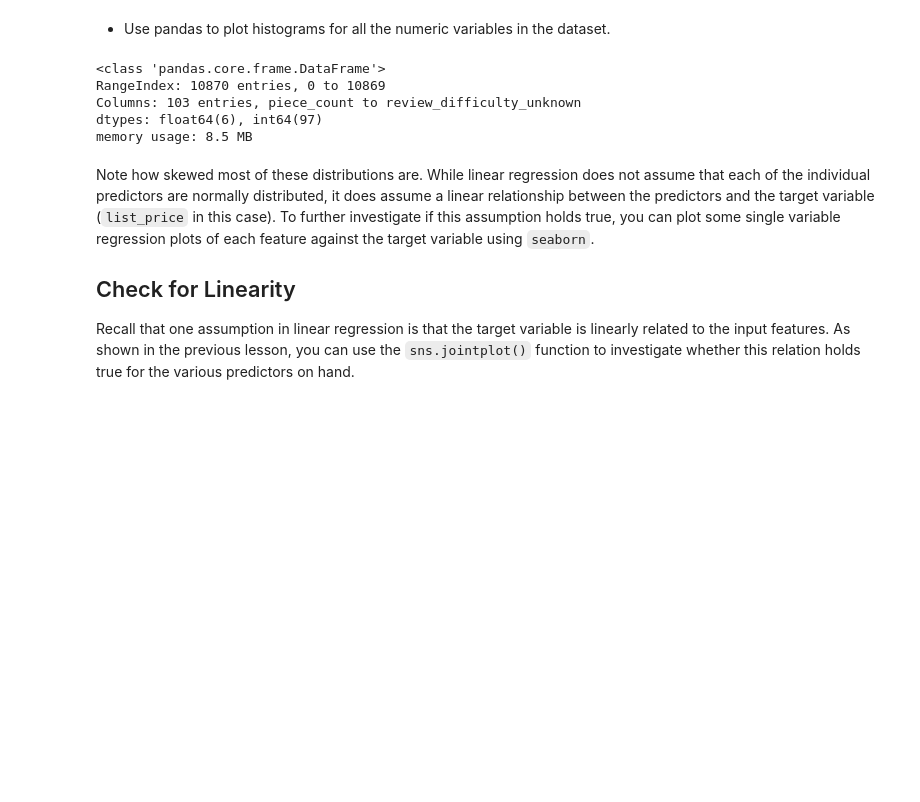
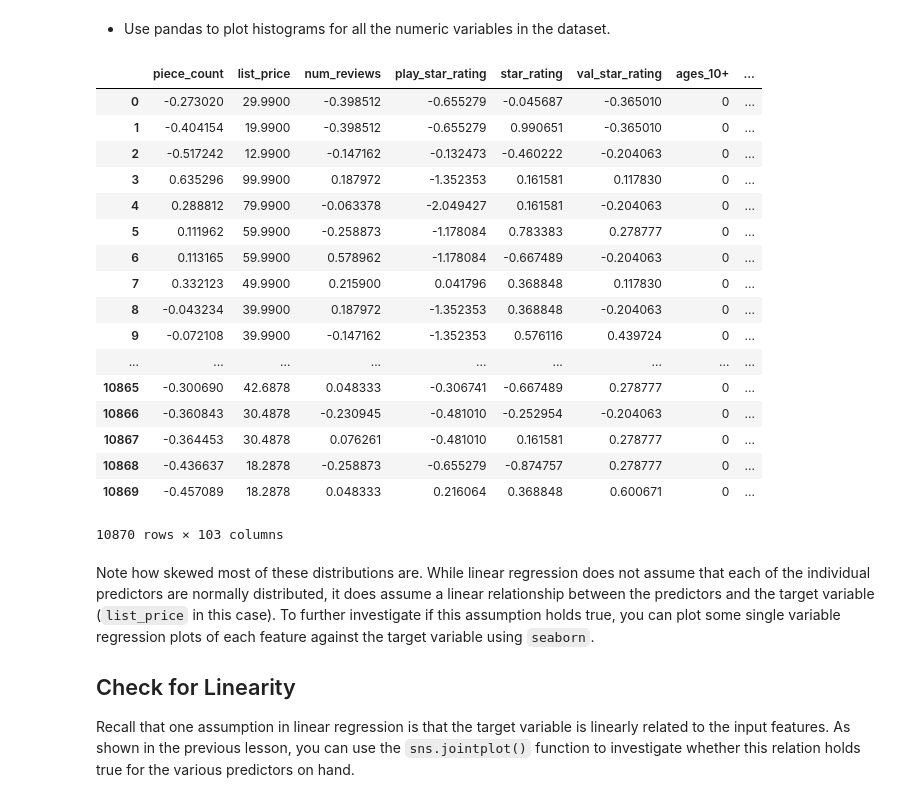
Before and after one commit to jmt0221/dsc-exploring-your-data-lab-nyc-ds-082619, a Jupyter notebook: index.ipynb, the cells around one changed output. Drawn from its saved outputs; the diff is of its cells as text; code cells hidden in the pictures; blank space fills up the shorter version.

```diff
--- a/index.ipynb
+++ b/index.ipynb
@@ -44,13 +44,26 @@ df = pd.read_csv('Lego_dataset_cleaned.csv')
 - Use pandas to plot histograms for all the numeric variables in the dataset.
 # %%
 # Your code here
-df.info()
+df
 # %% [output]
+|  | piece_count | list_price | num_reviews | play_star_rating | star_rating | val_star_rating | ages_10+ | ... |
+| 0 | -0.273020 | 29.9900 | -0.398512 | -0.655279 | -0.045687 | -0.365010 | 0 | ... |
+| 1 | -0.404154 | 19.9900 | -0.398512 | -0.655279 | 0.990651 | -0.365010 | 0 | ... |
+| 2 | -0.517242 | 12.9900 | -0.147162 | -0.132473 | -0.460222 | -0.204063 | 0 | ... |
+| 3 | 0.635296 | 99.9900 | 0.187972 | -1.352353 | 0.161581 | 0.117830 | 0 | ... |
+| 4 | 0.288812 | 79.9900 | -0.063378 | -2.049427 | 0.161581 | -0.204063 | 0 | ... |
+| 5 | 0.111962 | 59.9900 | -0.258873 | -1.178084 | 0.783383 | 0.278777 | 0 | ... |
+| 6 | 0.113165 | 59.9900 | 0.578962 | -1.178084 | -0.667489 | -0.204063 | 0 | ... |
+| 7 | 0.332123 | 49.9900 | 0.215900 | 0.041796 | 0.368848 | 0.117830 | 0 | ... |
+| 8 | -0.043234 | 39.9900 | 0.187972 | -1.352353 | 0.368848 | -0.204063 | 0 | ... |
+| 9 | -0.072108 | 39.9900 | -0.147162 | -1.352353 | 0.576116 | 0.439724 | 0 | ... |
+| ... | ... | ... | ... | ... | ... | ... | ... | ... |
+| 10865 | -0.300690 | 42.6878 | 0.048333 | -0.306741 | -0.667489 | 0.278777 | 0 | ... |
+| 10866 | -0.360843 | 30.4878 | -0.230945 | -0.481010 | -0.252954 | -0.204063 | 0 | ... |
+| 10867 | -0.364453 | 30.4878 | 0.076261 | -0.481010 | 0.161581 | 0.278777 | 0 | ... |
+| 10868 | -0.436637 | 18.2878 | -0.258873 | -0.655279 | -0.874757 | 0.278777 | 0 | ... |
+| 10869 | -0.457089 | 18.2878 | 0.048333 | 0.216064 | 0.368848 | 0.600671 | 0 | ... |
-<class 'pandas.core.frame.DataFrame'>
-RangeIndex: 10870 entries, 0 to 10869
-Columns: 103 entries, piece_count to review_difficulty_unknown
-dtypes: float64(6), int64(97)
-memory usage: 8.5 MB
+10870 rows × 103 columns
 # %% [markdown]
 Note how skewed most of these distributions are. While linear regression does not assume that each of the individual predictors are normally distributed, it does assume a linear relationship between the predictors and the target variable (`list_price` in this case). To further investigate if this assumption holds true, you can plot some single variable regression plots of each feature against the target variable using `seaborn`.
 
```
